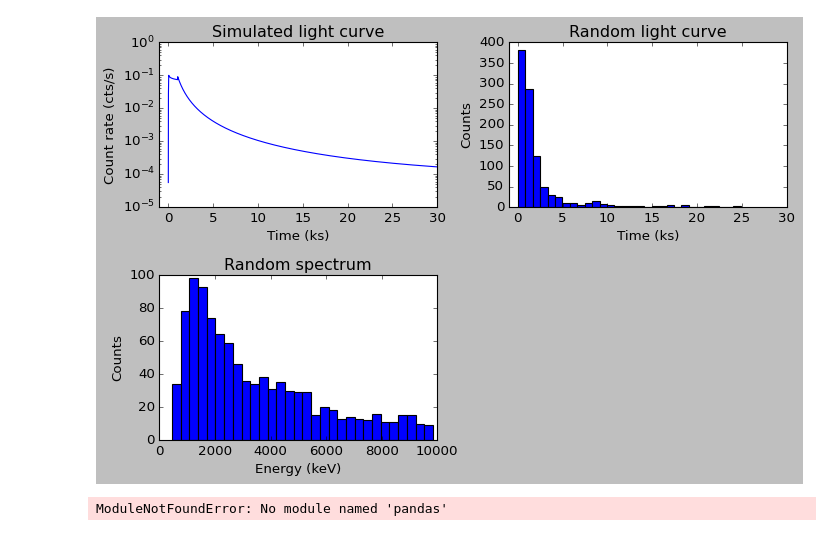
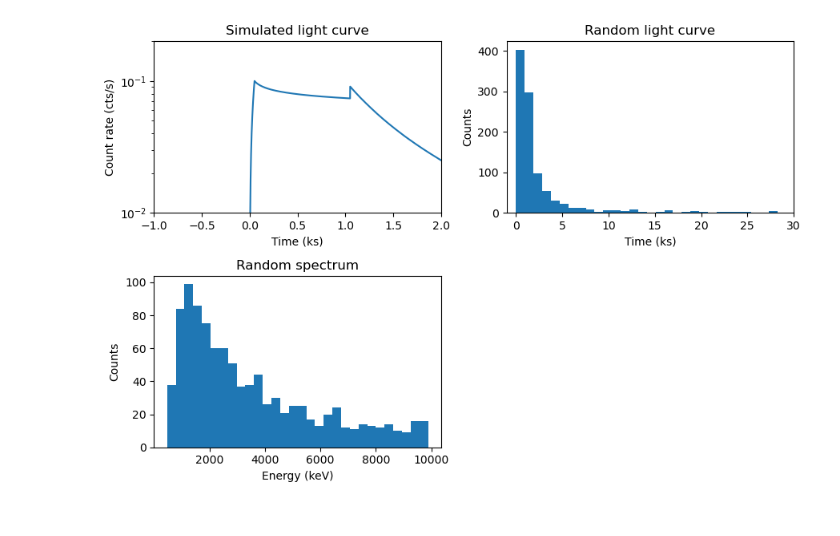
Before and after one commit to jessecrans/bachelor-internship, a Jupyter notebook: code/Simulation/Simulations.ipynb, the cells around one changed output. Drawn from its saved outputs; the diff is of its cells as text; code cells hidden in the pictures.

Commit message:
multiprocessing and ran simulation

```diff
--- a/code/Simulation/Simulations.ipynb
+++ b/code/Simulation/Simulations.ipynb
@@ -2,10 +2,15 @@
 import numpy as np
 import scipy.stats as st
 import matplotlib.pyplot as plt
+import matplotlib
 import pandas as pd
 import math
 import time
 import random
 from astropy.stats import *
 from scipy.integrate import simps
-plt.style.use('classic')
+from concurrent.futures import ProcessPoolExecutor
+# plt.style.use('classic')
+import json
+
+from simulation_functions import *
@@ -175,39 +17,40 @@ def simulation(
 # %%
-t, function, time, energy = simulation(
-    t_exp=30,
+t, function, simulated_time, energy = simulate_FXRT(
+    T_exp=30,
     t_bin=1,
     t_0=0,
     background=5.6e-5,
     total_counts=1000,
     peak=1e-1
 )
 
 fig, axs = plt.subplots(2, 2, figsize=(9, 6))
 
 # light curve
-axs[0, 0].plot(t / 1000, function, label='Simulated light curve')
+axs[0, 0].plot(t / 1000, function, label='Input light curve')
 axs[0, 0].set_title('Simulated light curve')
 axs[0, 0].set_xlabel('Time (ks)')
 axs[0, 0].set_ylabel('Count rate (cts/s)')
 axs[0, 0].set_yscale('log')
-axs[0, 0].set_xlim(-1, 30)
+axs[0, 0].set_xlim(-1, 2)
+axs[0, 0].set_ylim(1e-2, 2e-1)
 
 # random light curve
-axs[0, 1].hist(time / 1000, bins=30, label='Random light curve')
+axs[0, 1].hist(simulated_time / 1000, bins=30, label='Simulated light curve')
 axs[0, 1].set_title('Random light curve')
 axs[0, 1].set_xlabel('Time (ks)')
 axs[0, 1].set_ylabel('Counts')
 axs[0, 1].set_xlim(-1, 30)
 
 # spectrum
 axs[1, 0].hist(energy, bins=30, label='Random spectrum')
 axs[1, 0].set_title('Random spectrum')
 axs[1, 0].set_xlabel('Energy (keV)')
 axs[1, 0].set_ylabel('Counts')
 
 axs[1, 1].axis('off')
 
 plt.tight_layout()
 plt.show()
 # %% [output]
-[figure, old version]
+[figure, new version]
@@ -419,38 +56,0 @@ def transient_selection(time: list[float], energy: list[float], t_exp: float, ba
-# %%
-def simulation_FXRT(T_exp, F_peak, bkg, theta, N_simulations):
-    # default which could be changed
-    # convert F_peak to net counts: Yang et al. 2019
-    N_net = int(1.6e14*F_peak)
-#    bkg=2.5e-4 #background count rate
-#    theta=8.0 #off-axis angle of the position of the source
-#    t_bin=10 #sec for the generation of counts per bin
-    # fixed
-    Elo = 5e2  # ev
-    Ehi = 7e3  # ev
-    # Total number of simulations per bin
-#    N_simulations=1000 #number of simulation per exposure
-    t_bin = 2
-#    t_lap=np.arange(-3.0,T_exp+t_binning,t_binning) #split bins of 1 ks
-    detections = []
-    for i in range(0, N_simulations):
-        t_start = random.uniform(-3.0, T_exp-1.0)
-        t, function, time, energy = simulation(
-            T_exp, t_bin, t_start, bkg, N_net)
-        events_total = pd.DataFrame(list(zip(time, energy)))
-        events_total.columns = ['time', 'energy']
-#        plt.hist(time,30)
-        xt_idxs = transient_selection(
-            time, energy, T_exp, bkg, theta, Elo, Ehi)
-#        print(xt_idxs)
-        detections.append(xt_idxs)
-    results = pd.DataFrame(list(detections))
-    results.columns = ['bol']
-    P_eff = len(np.where(results['bol'] == True)[0])/N_simulations
-    return P_eff
-#    P_int.append(len(np.where(results['bol']==True)[0])/N_simulations)
-#    medium.append(t_lap[j])
-#    I1 = simps(P_int, medium)
-#    P_eff=len(results[np.where(results['bol']==True)])/N_simulations/T_exp
-#    return P_eff
-# %% [output]
-ModuleNotFoundError: No module named 'pandas'
```
Also changed, not shown: parts of 6 cells of this notebook, 6 other files.
